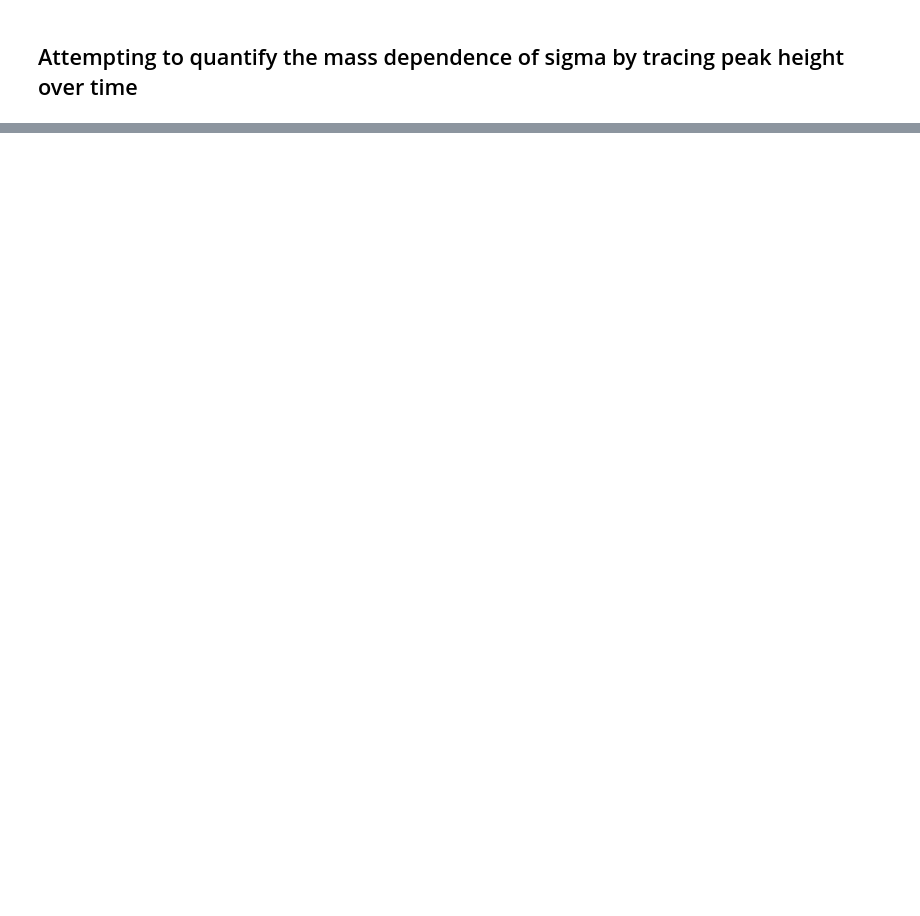
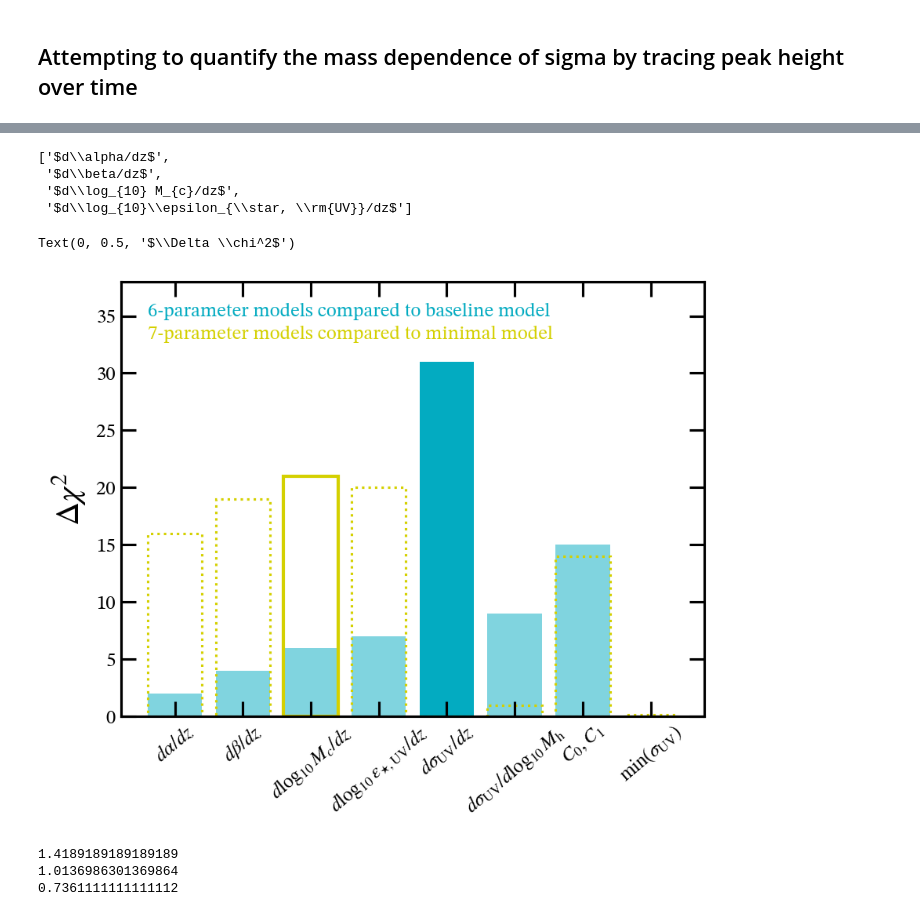
Before and after one commit to ebregou/modeling_stochasticity, a Jupyter notebook: notebooks/make_polished_plots/paper.ipynb, the cells around one changed output, grey strips where cells are left out. Drawn from its saved outputs; the diff is of its cells as text; code cells hidden in the pictures; blank space fills up the shorter version.

```diff
--- a/notebooks/make_polished_plots/paper.ipynb
+++ b/notebooks/make_polished_plots/paper.ipynb
@@ -328,0 +351,7 @@ fig.savefig('/Users/eb35267/Desktop/figures/paper/sigma(z).png', dpi = 300)
+# %%
+base_chisq = 105
+chisq_1 = np.array([103, 101, 99, 98, 74, 96, 90, 105])
+base_chisq_1 = 74
+chisq_2 = np.array([58, 55, 53, 54, 74, 73, 60, 73.85])
+labels = [r'$d\alpha/dz$', r'$d\beta/dz$', r'$d\log_{10} M_{c}/dz$', r'$d\log_{10}\epsilon_{\star, \rm{UV}}/dz$', r'$d\sigma_{\rm{UV}}/dz$', r'$d\sigma_{\rm{UV}}/d\log_{10}M_{\rm{h}}$',
+            r'$C_0, C_1$', r'$\min(\sigma_{\rm{UV}})$']
@@ -328,0 +369,30 @@ fig.savefig('/Users/eb35267/Desktop/figures/paper/sigma(z).png', dpi = 300)
+# %%
+labels[:4]
+# %% [output]
+['$d\\alpha/dz$',
+ '$d\\beta/dz$',
+ '$d\\log_{10} M_{c}/dz$',
+ '$d\\log_{10}\\epsilon_{\\star, \\rm{UV}}/dz$']
+# %%
+minimal_color = eplots.turquoise
+bf_color = eplots.yellow
+
+fig, ax = plt.subplots()
+ax.bar(labels[:4], base_chisq-chisq_1[:4], color = minimal_color, alpha = 0.5)
+ax.bar(labels[4], base_chisq-chisq_1[4], color = minimal_color)
+ax.bar(labels[5:], base_chisq-chisq_1[5:], color = minimal_color, alpha = 0.5)
+
+ax.bar(labels[:2], base_chisq_1 - chisq_2[:2], fill = False, edgecolor = bf_color, linewidth = 1.5, ls = 'dotted')
+ax.bar(labels[2], base_chisq_1 - chisq_2[2], fill = False, edgecolor = bf_color, linewidth = 2, ls = 'solid')
+ax.bar(labels[3:], base_chisq_1 - chisq_2[3:], fill = False, edgecolor = bf_color, linewidth = 1.5, ls = 'dotted')
+plt.xticks(rotation=40, ha='center')
+
+ax.set_ylim(None, 38)
+
+ax.text(-0.4, 35, '6-parameter models compared to baseline model', fontsize = 12, color = minimal_color)
+ax.text(-0.4, 33, '7-parameter models compared to minimal model', fontsize = 12, color = bf_color)
+
+ax.set_ylabel('$\Delta \chi^2$')
+# %% [output]
+Text(0, 0.5, '$\\Delta \\chi^2$')
+[figure, added]
@@ -328,0 +403,13 @@ fig.savefig('/Users/eb35267/Desktop/figures/paper/sigma(z).png', dpi = 300)
+# %%
+chinu_base = 105/(N-5)
+print(chinu_base)
+
+chinu_1 = 74/(N-6)
+print(chinu_1)
+
+chinu_2 = 53/(N-7)
+print(chinu_2)
+# %% [output]
+1.4189189189189189
+1.0136986301369864
+0.7361111111111112
```
Also changed, not shown: parts of 44 cells of this notebook, 2 other files.
